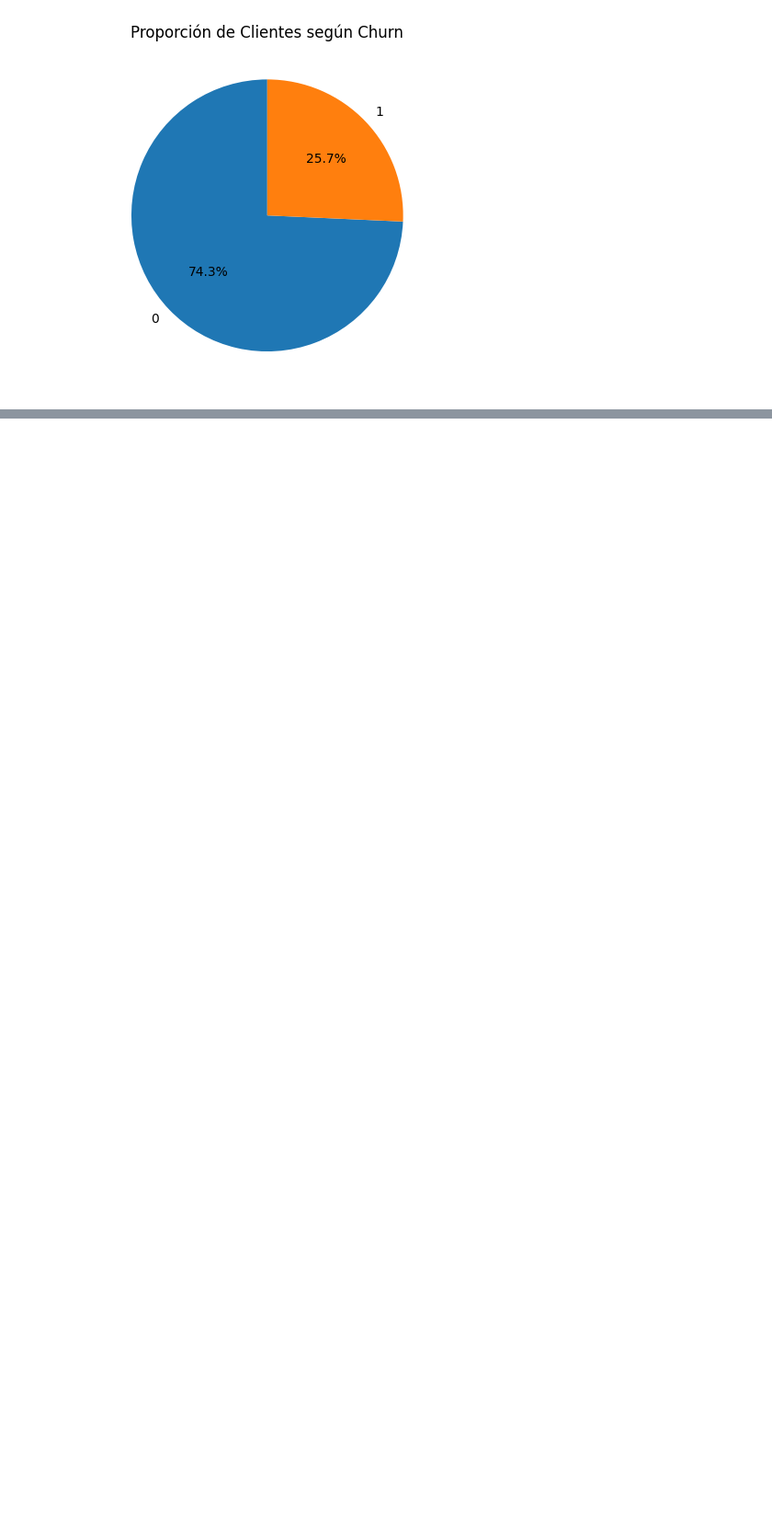
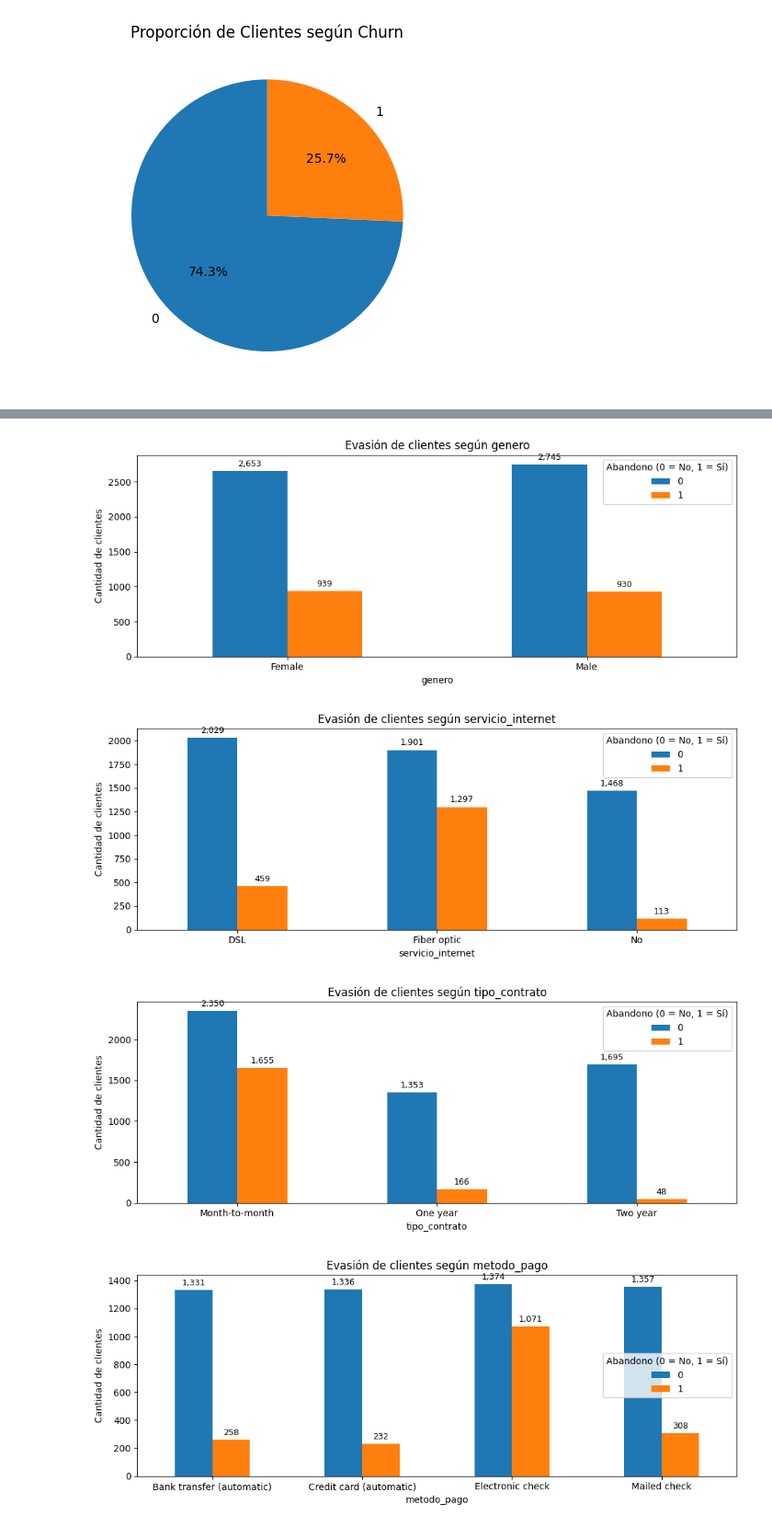
Before and after one commit to dvalderaa/Challenge_TelecomX, a Jupyter notebook: TelecomX.ipynb, the cells around one changed output, grey strips where cells are left out. Shown at 92% size. Cells and saved outputs as stored; diff of their text form; code cells hidden in the pictures; blank space fills up the shorter version.

Commit message:
Analisis de evasion de clientes por variables categírocas

```diff
--- a/TelecomX.ipynb
+++ b/TelecomX.ipynb
@@ -398,0 +421,46 @@ plt.show()
+# %%
+   # agrupamos las variables categoricas
+
+variables_categoricas = [
+    'genero',
+    'servicio_internet',
+    'tipo_contrato',
+    'metodo_pago'
+]
+
+    # Recuento ABSOLUTO de evasion de clientes por cada categoria:
+
+def agregar_etiquetas_barras(ax, fontsize=9):
+    for container in ax.containers:
+        ax.bar_label(
+            container,
+            labels=[f"{int(v):,}" for v in container.datavalues],
+            label_type='edge',
+            padding=3,
+            fontsize=fontsize
+        )
+
+
+for col in variables_categoricas:
+    tabla = pd.crosstab(df_total[col], df_total['abandono_cliente'])
+
+    ax = tabla.plot(
+        kind='bar',
+        figsize=(10,4)
+    )
+
+    plt.title(f'Evasión de clientes según {col}')
+    plt.xlabel(col)
+    plt.ylabel('Cantidad de clientes')
+    plt.xticks(rotation=0)
+    plt.legend(title='Abandono (0 = No, 1 = Sí)')
+    plt.tight_layout()
+
+    agregar_etiquetas_barras(ax, fontsize=9)
+
+    plt.show()
+# %% [output]
+[figure, added]
+[figure, added]
+[figure, added]
+[figure, added]
```
Also changed, not shown: parts of 4 cells of this notebook.
